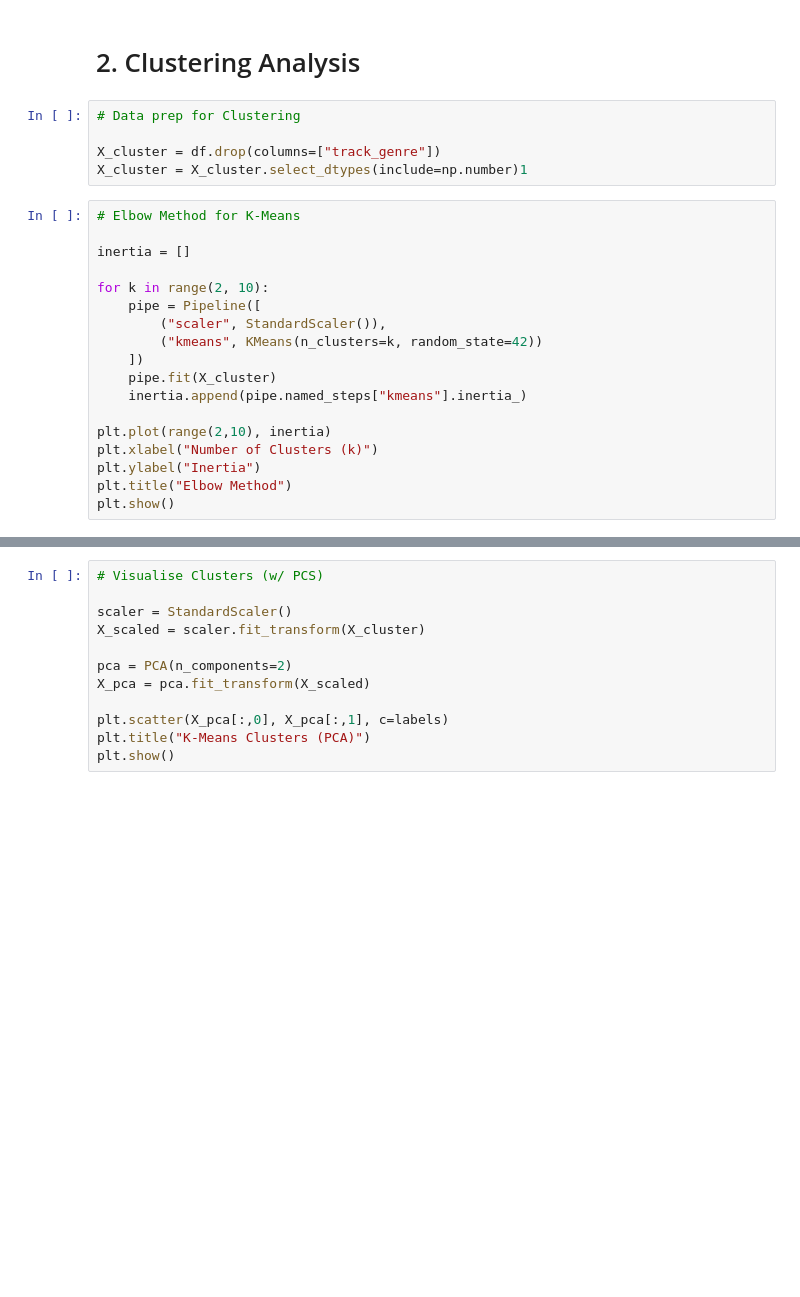
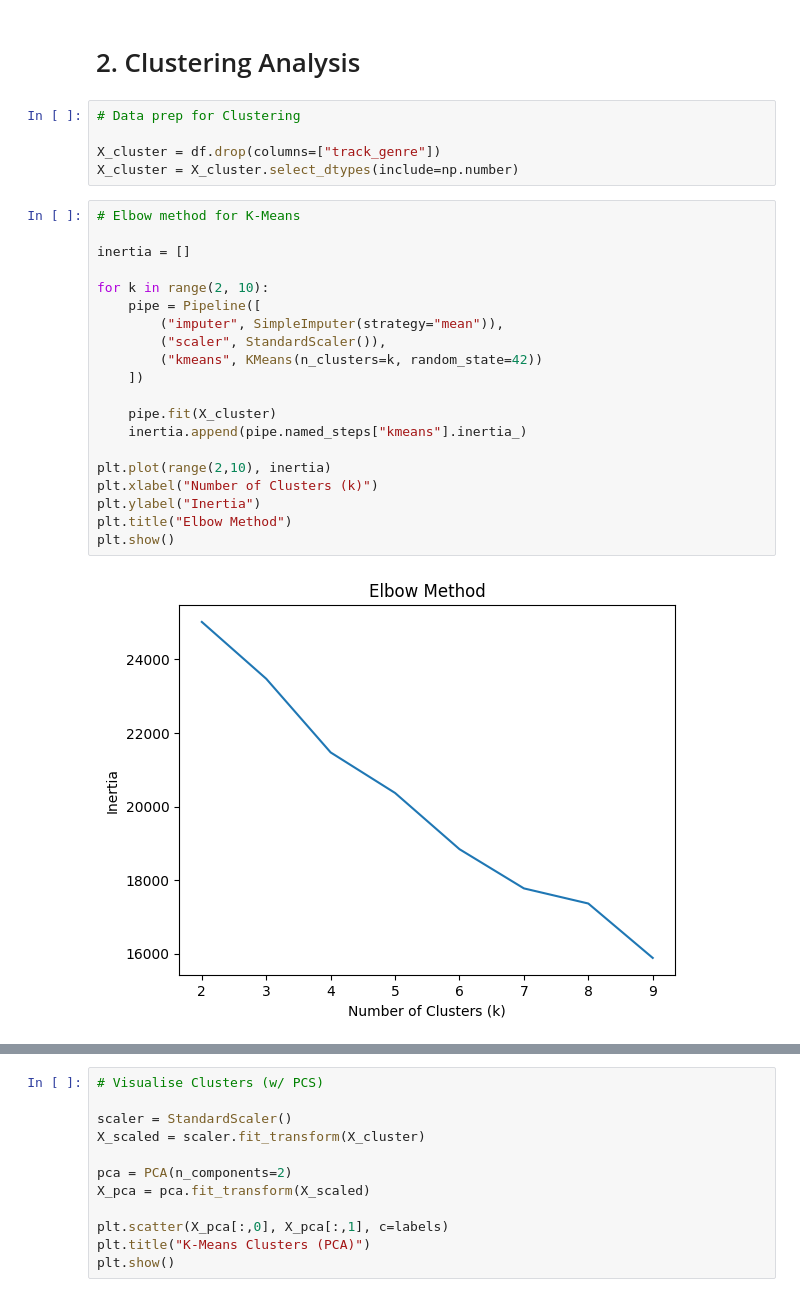
Before and after one commit to Kyle-R-H/CS4168-Data-Mining-Group-Project, a Jupyter notebook: dataminer.ipynb, the cells around one changed output, grey strips where cells are left out. Saved outputs shown, nothing was run; the diff lists cells and outputs as text; blank space fills up the shorter version.

```diff
--- a/dataminer.ipynb
+++ b/dataminer.ipynb
@@ -64,25 +113,29 @@ plt.show()
 # Data prep for Clustering
 
 X_cluster = df.drop(columns=["track_genre"])
-X_cluster = X_cluster.select_dtypes(include=np.number)1
+X_cluster = X_cluster.select_dtypes(include=np.number)
 # %%
-# Elbow Method for K-Means
+# Elbow method for K-Means
 
 inertia = []
 
 for k in range(2, 10):
     pipe = Pipeline([
+        ("imputer", SimpleImputer(strategy="mean")),
         ("scaler", StandardScaler()),
         ("kmeans", KMeans(n_clusters=k, random_state=42))
     ])
+
     pipe.fit(X_cluster)
     inertia.append(pipe.named_steps["kmeans"].inertia_)
 
 plt.plot(range(2,10), inertia)
 plt.xlabel("Number of Clusters (k)")
 plt.ylabel("Inertia")
 plt.title("Elbow Method")
 plt.show()
+# %% [output]
+[figure, added]
 # %%
 # Fit Final K-Means (Eg - k=3)
 
```
Also changed, not shown: parts of 6 cells of this notebook.
